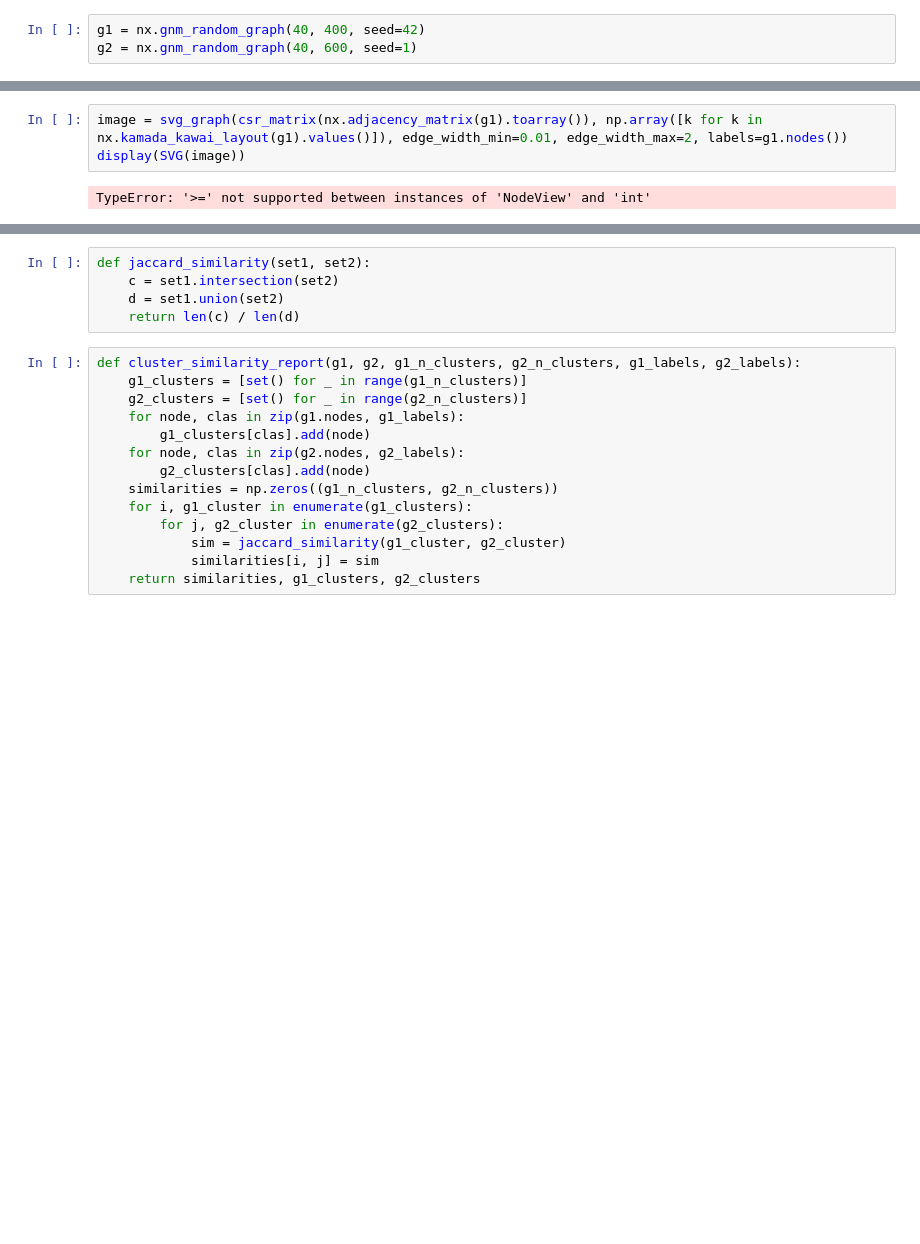
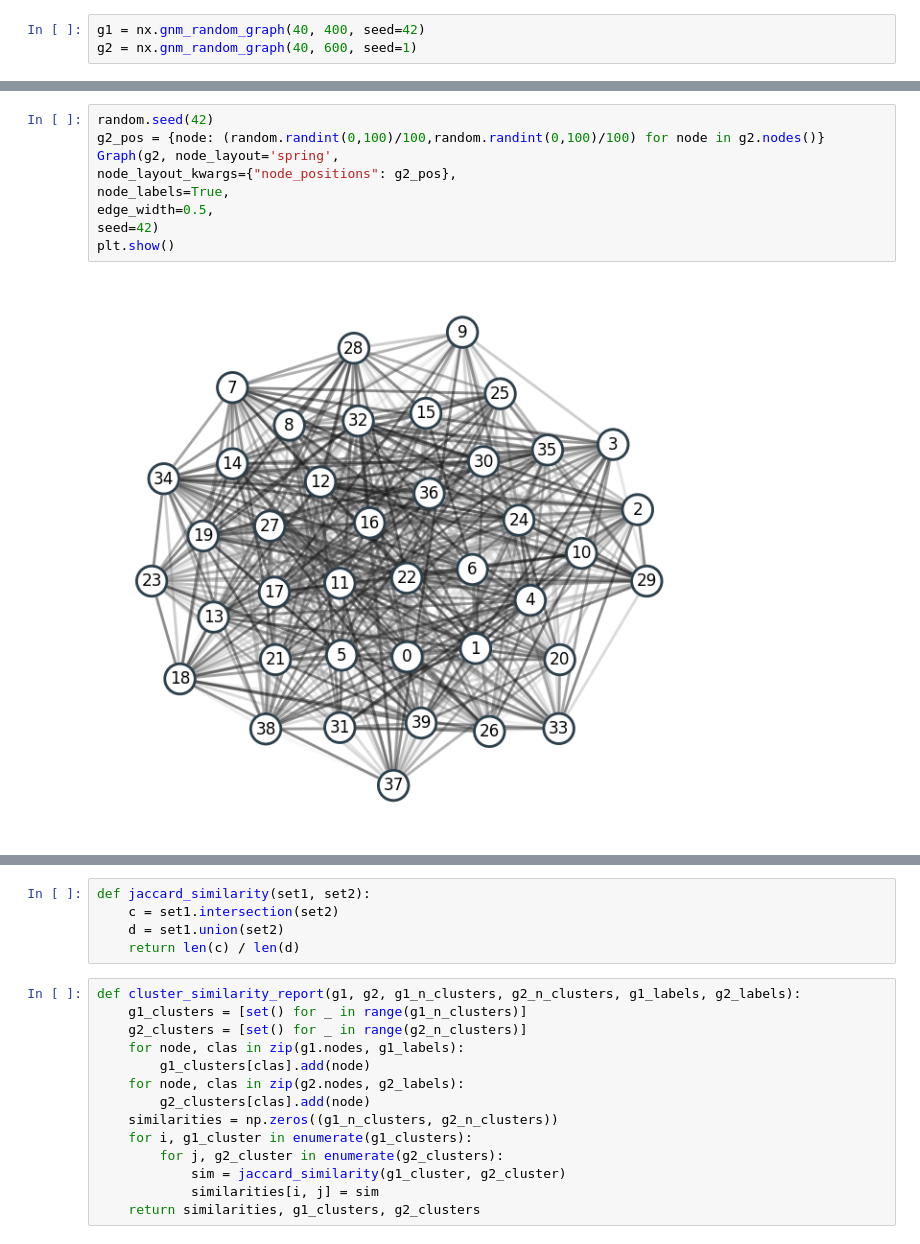
Before and after one commit to WojciechGierulski/TASS23Z, a Jupyter notebook: clustering/clustering.ipynb, the cells around one changed output, grey strips where cells are left out. Saved outputs shown, nothing was run; the diff lists cells and outputs as text; blank space fills up the shorter version.

```diff
--- a/clustering/clustering.ipynb
+++ b/clustering/clustering.ipynb
@@ -22,5 +42,11 @@ for (u, v) in g2.edges():
 # %%
-image = svg_graph(csr_matrix(nx.adjacency_matrix(g1).toarray()), np.array([k for k in nx.kamada_kawai_layout(g1).values()]), edge_width_min=0.01, edge_width_max=2, labels=g1.nodes())
-display(SVG(image))
+random.seed(42)
+g2_pos = {node: (random.randint(0,100)/100,random.randint(0,100)/100) for node in g2.nodes()}
+Graph(g2, node_layout='spring',
+node_layout_kwargs={"node_positions": g2_pos},
+node_labels=True,
+edge_width=0.5,
+seed=42)
+plt.show()
 # %% [output]
-TypeError: '>=' not supported between instances of 'NodeView' and 'int'
+[figure, added]
```
Also changed, not shown: parts of 14 cells of this notebook.
